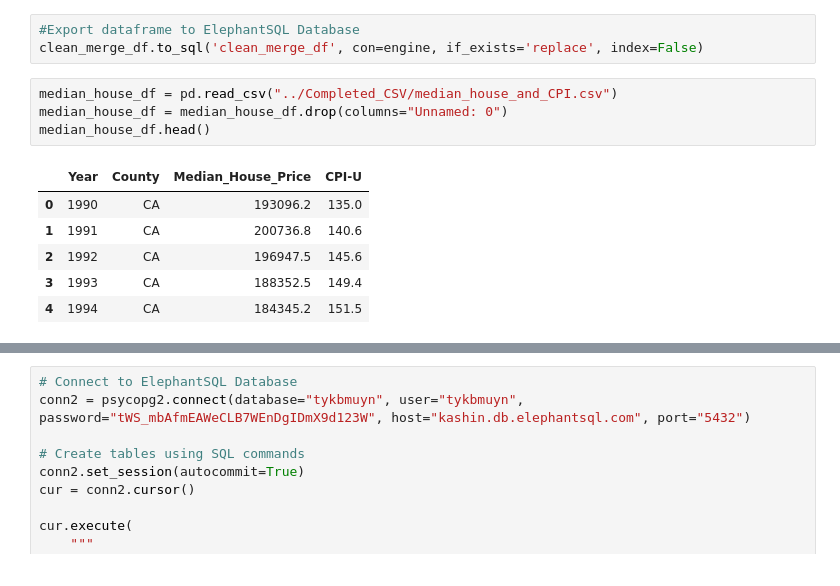
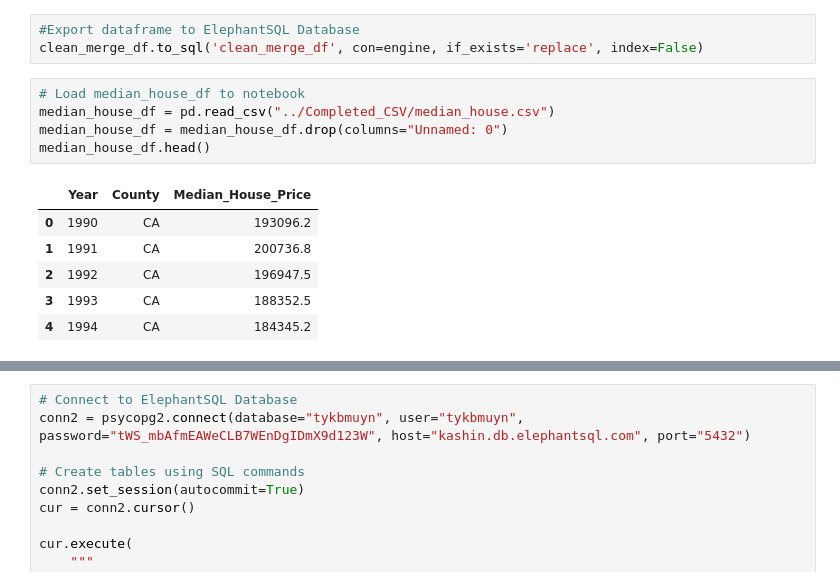
Before and after one commit to dpTuttle/final_project, a Jupyter notebook: Segment_2_Deliverables/Data_Load/Code/DataLoad_Population_Unemployment_MedianIncome_BuyerRate.ipynb, the cells around one changed output, grey strips where cells are left out. Drawn from its saved outputs; the diff is of its cells as text.

```diff
--- a/Segment_2_Deliverables/Data_Load/Code/DataLoad_Population_Unemployment_MedianIncome_BuyerRate.ipynb
+++ b/Segment_2_Deliverables/Data_Load/Code/DataLoad_Population_Unemployment_MedianIncome_BuyerRate.ipynb
@@ -745,13 +745,14 @@ engine = create_engine(connection_string)
 #Export dataframe to ElephantSQL Database
 clean_merge_df.to_sql('clean_merge_df', con=engine, if_exists='replace', index=False)
 # %%
-median_house_df = pd.read_csv("../Completed_CSV/median_house_and_CPI.csv")
+# Load median_house_df to notebook
+median_house_df = pd.read_csv("../Completed_CSV/median_house.csv")
 median_house_df = median_house_df.drop(columns="Unnamed: 0")
 median_house_df.head()
 # %% [output]
-|  | Year | County | Median_House_Price | CPI-U |
-| 0 | 1990 | CA | 193096.2 | 135.0 |
-| 1 | 1991 | CA | 200736.8 | 140.6 |
-| 2 | 1992 | CA | 196947.5 | 145.6 |
-| 3 | 1993 | CA | 188352.5 | 149.4 |
-| 4 | 1994 | CA | 184345.2 | 151.5 |
+|  | Year | County | Median_House_Price |
+| 0 | 1990 | CA | 193096.2 |
+| 1 | 1991 | CA | 200736.8 |
+| 2 | 1992 | CA | 196947.5 |
+| 3 | 1993 | CA | 188352.5 |
+| 4 | 1994 | CA | 184345.2 |
```
Also changed, not shown: parts of 5 cells of this notebook, 3 other files.
